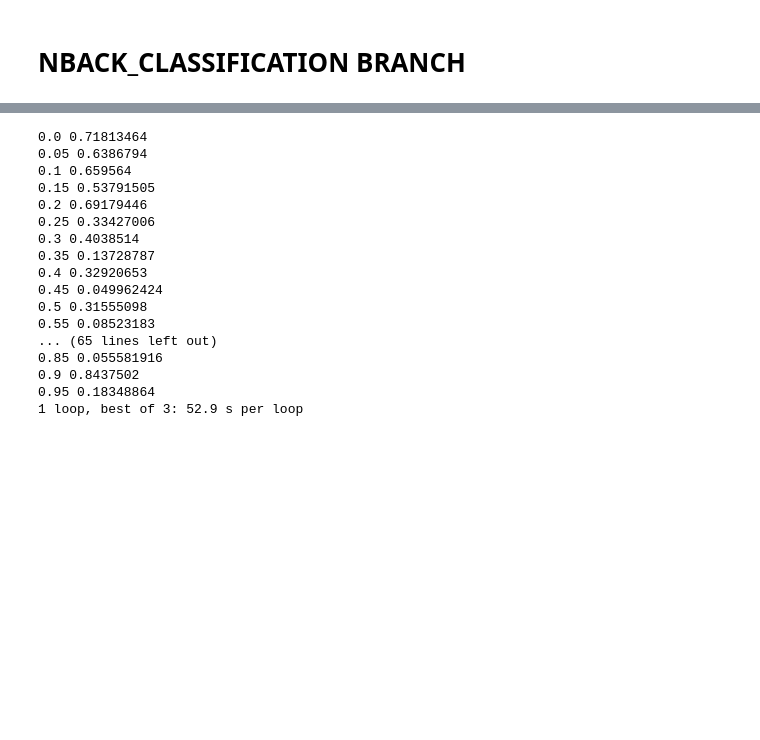
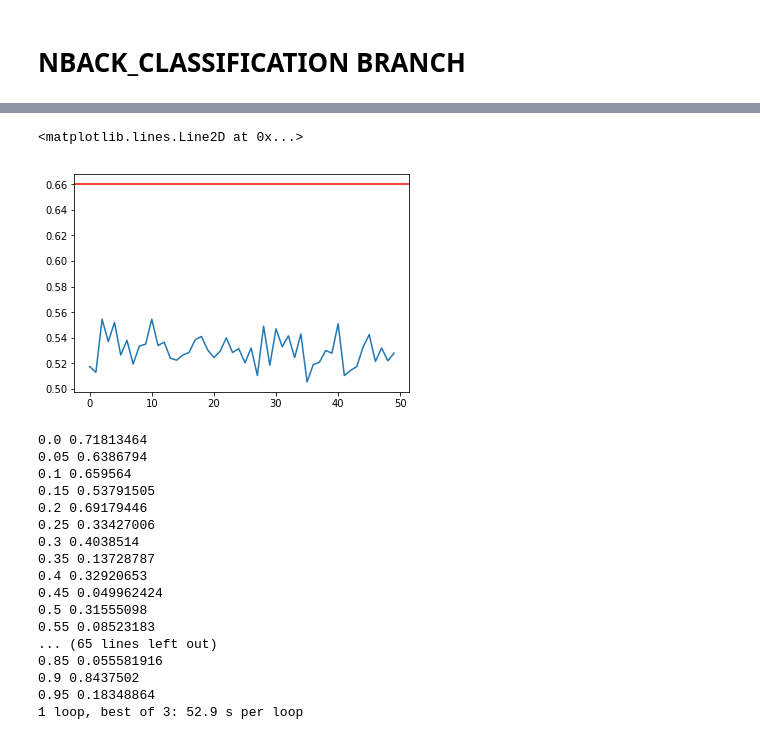
Before and after one commit to andrebeu/epm, a Jupyter notebook: nback.ipynb, the cells around one changed output, grey strips where cells are left out. Cells and saved outputs as stored; diff of their text form; code cells hidden in the pictures; blank space fills up the shorter version.

Commit message:
first version pureEM doing nback - d/n learn

```diff
--- a/nback.ipynb
+++ b/nback.ipynb
@@ -18,5 +15,6 @@ The autoreload extension is already loaded. To reload it, use:
 # %%
-stsize = 20
-depth = 30
-nback = 3
-ML = MetaLearner(stsize=stsize,depth=depth,nback=nback,KERAS_RNN=False)
+stsize = 10
+depth = 50
+nback = 2
+embed_size = 50
+ML = MetaLearner(stsize=stsize,depth=depth,nback=nback,embed_size=embed_size)
@@ -24,0 +21,4 @@ explicit unroll
+# %%
+trainer = Trainer(ML)
+_,train_acc = trainer.train_loop(10000,500)
+plt.plot(train_acc)
@@ -25,3 +32,10 @@ explicit unroll
+# %%
+loss,acc = trainer.eval_loop(2000)
+plt.plot(acc.mean(axis=0))
+plt.axhline(0.66,c='r')
+# %% [output]
+<matplotlib.lines.Line2D at 0x...>
+[figure, added]
 # %%
 %%timeit
 trainer = Trainer(ML)
```
Also changed, not shown: parts of 3 cells of this notebook, 4 other files.
